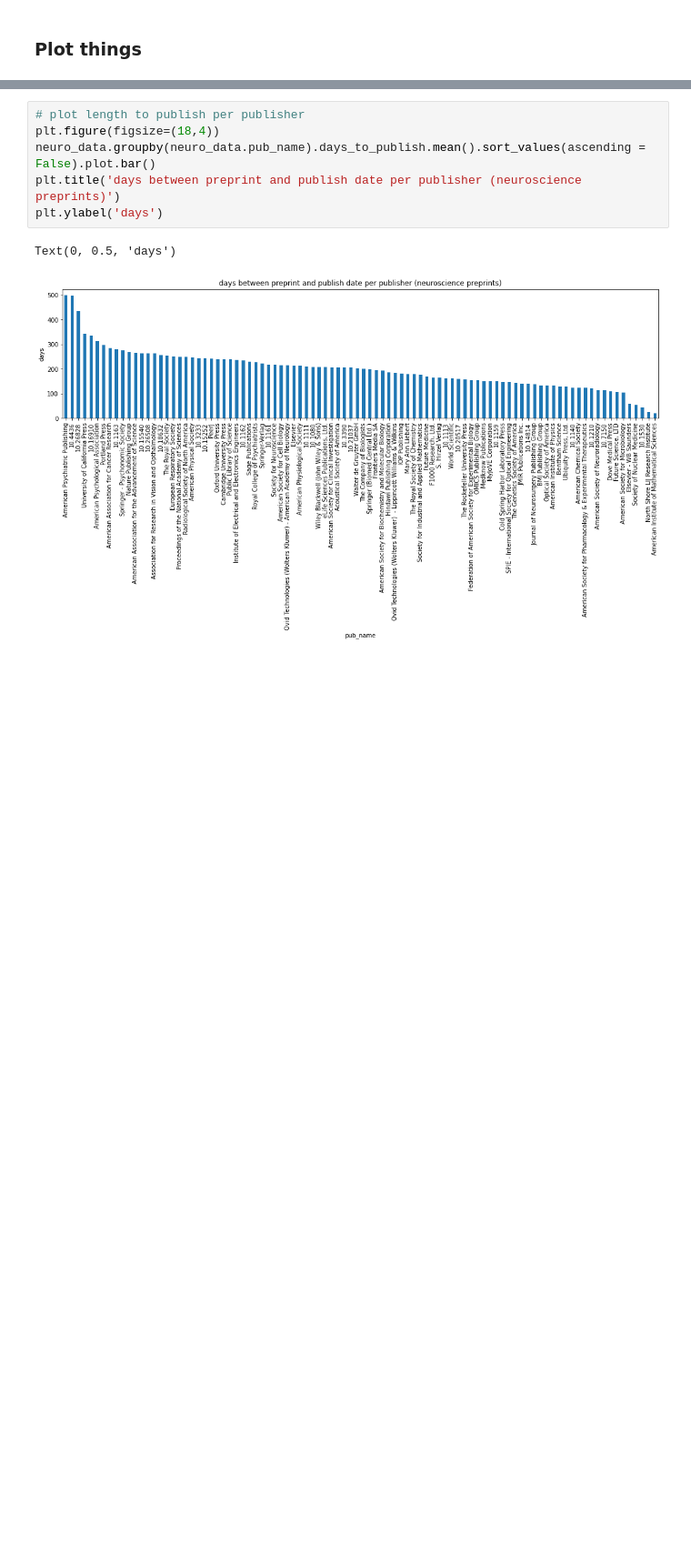
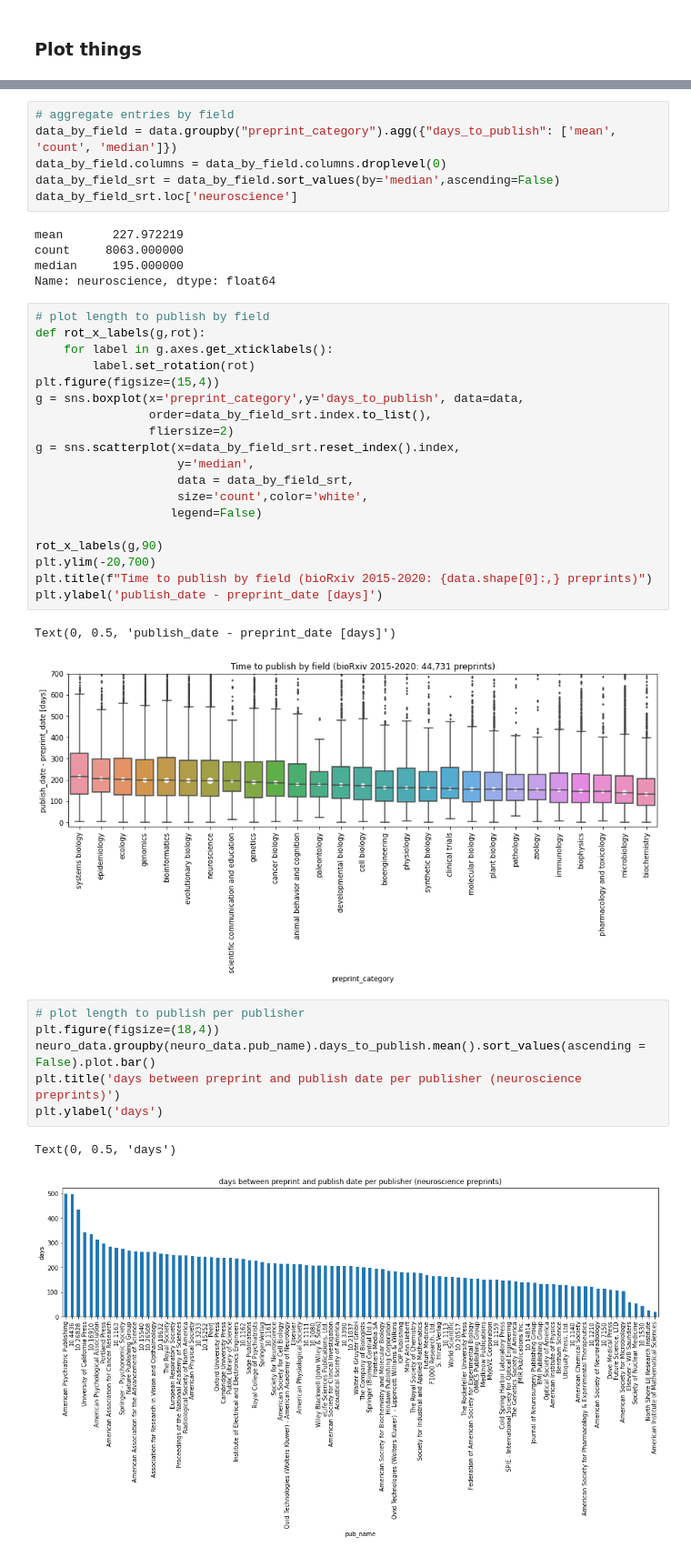
Before and after one commit to marinafridman/delays, a Jupyter notebook: preprints_preprocessing.ipynb, the cells around one changed output, grey strips where cells are left out. Shown at 91% size. Cells and saved outputs as stored; diff of their text form; blank space fills up the shorter version.

```diff
--- a/preprints_preprocessing.ipynb
+++ b/preprints_preprocessing.ipynb
@@ -114,3 +133,36 @@ Text(0, 0.5, 'days')
+# %%
+# aggregate entries by field
+data_by_field = data.groupby("preprint_category").agg({"days_to_publish": ['mean', 'count', 'median']})
+data_by_field.columns = data_by_field.columns.droplevel(0)
+data_by_field_srt = data_by_field.sort_values(by='median',ascending=False)
+data_by_field_srt.loc['neuroscience']
+# %% [output]
+mean       227.972219
+count     8063.000000
+median     195.000000
+Name: neuroscience, dtype: float64
+# %%
+# plot length to publish by field
+def rot_x_labels(g,rot):
+    for label in g.axes.get_xticklabels():
+        label.set_rotation(rot)
+plt.figure(figsize=(15,4))
+g = sns.boxplot(x='preprint_category',y='days_to_publish', data=data,
+                order=data_by_field_srt.index.to_list(),
+                fliersize=2)
+g = sns.scatterplot(x=data_by_field_srt.reset_index().index,
+                    y='median',
+                    data = data_by_field_srt,
+                    size='count',color='white',
+                   legend=False)
+
+rot_x_labels(g,90)
+plt.ylim(-20,700)
+plt.title(f"Time to publish by field (bioRxiv 2015-2020: {data.shape[0]:,} preprints)")
+plt.ylabel('publish_date - preprint_date [days]')
+# %% [output]
+Text(0, 0.5, 'publish_date - preprint_date [days]')
+[figure, added]
 # %%
 # plot length to publish per publisher
 plt.figure(figsize=(18,4))
```
Also changed, not shown: parts of 11 cells of this notebook, 1 other file.
